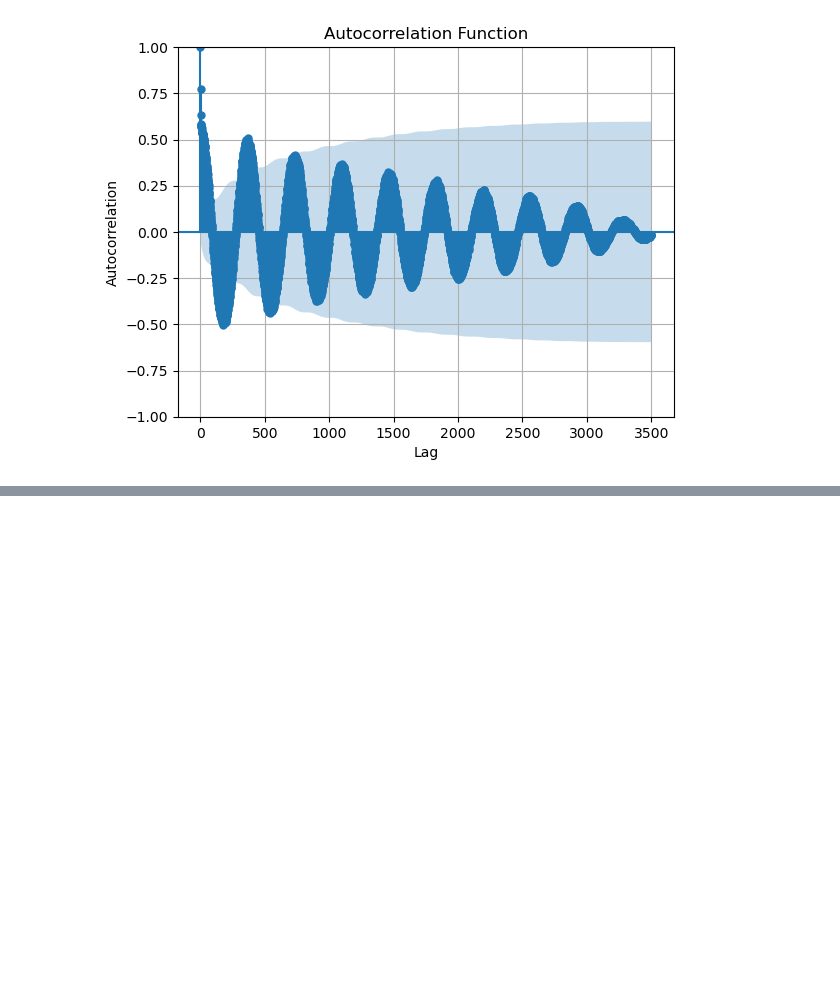
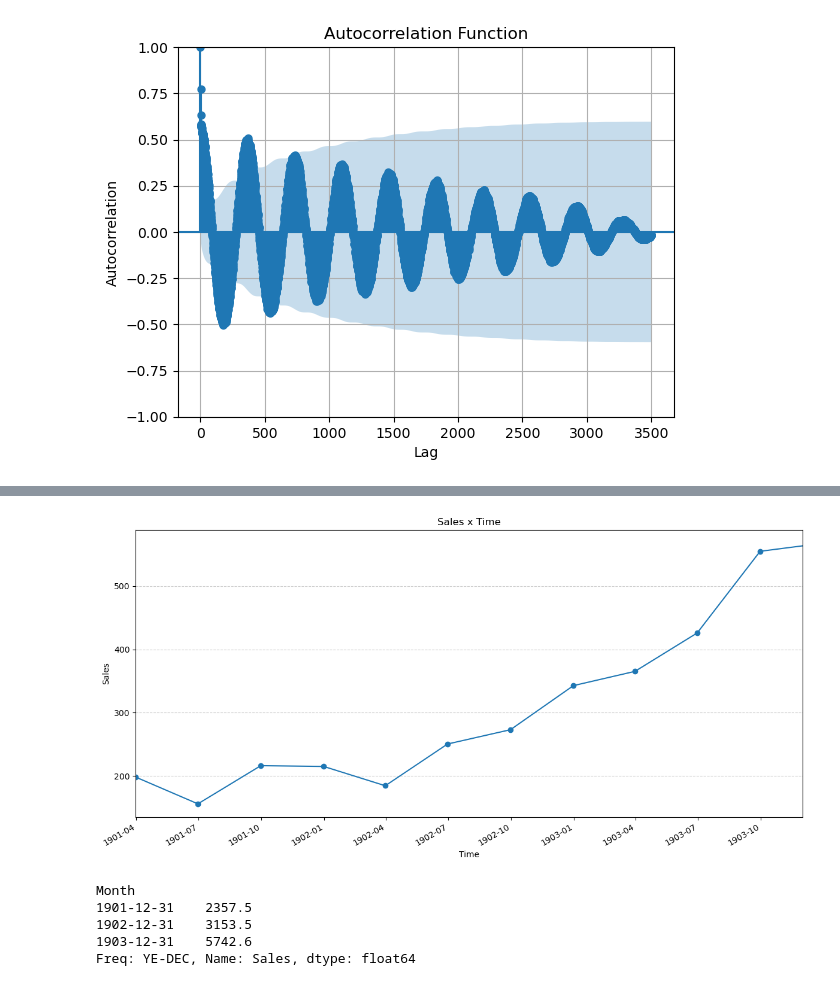
Before and after one commit to LeonardoSMSoares/Economics-Finance-2, a Jupyter notebook: Introduction to TS with Python/ITSP 01 - Basic Tools.ipynb, the cells around one changed output, grey strips where cells are left out. Saved outputs shown, nothing was run; the diff lists cells and outputs as text; code cells hidden in the pictures; blank space fills up the shorter version.

```diff
--- a/Introduction to TS with Python/ITSP 01 - Basic Tools.ipynb
+++ b/Introduction to TS with Python/ITSP 01 - Basic Tools.ipynb
@@ -470,0 +610,4 @@ plt.show()
+# %%
+resample = series1.resample('QE')
+quarterly_mean_sales = resample.mean()
+quarterly_mean_sales
@@ -470,0 +629,26 @@ plt.show()
+# %%
+fig, ax = plt.subplots(figsize=(12, 6))
+
+ax.plot(quarterly_mean_sales, marker='o')
+
+ax.set_xlabel('Time')
+ax.set_ylabel('Sales')
+ax.set_title('Sales x Time')
+ax.set_xlim(pd.to_datetime('1901-03-31'), pd.to_datetime('1903-12-01'))
+ax.grid(axis='y', linestyle='--', alpha=0.6)
+
+fig.autofmt_xdate()
+plt.tight_layout()
+plt.show()
+# %% [output]
+[figure, added]
+# %%
+resample = series1.resample('YE')
+yearly_mean_sales = resample.sum()
+yearly_mean_sales
+# %% [output]
+Month
+1901-12-31    2357.5
+1902-12-31    3153.5
+1903-12-31    5742.6
+Freq: YE-DEC, Name: Sales, dtype: float64
```
Also changed, not shown: parts of 17 cells of this notebook, 1 other file.
